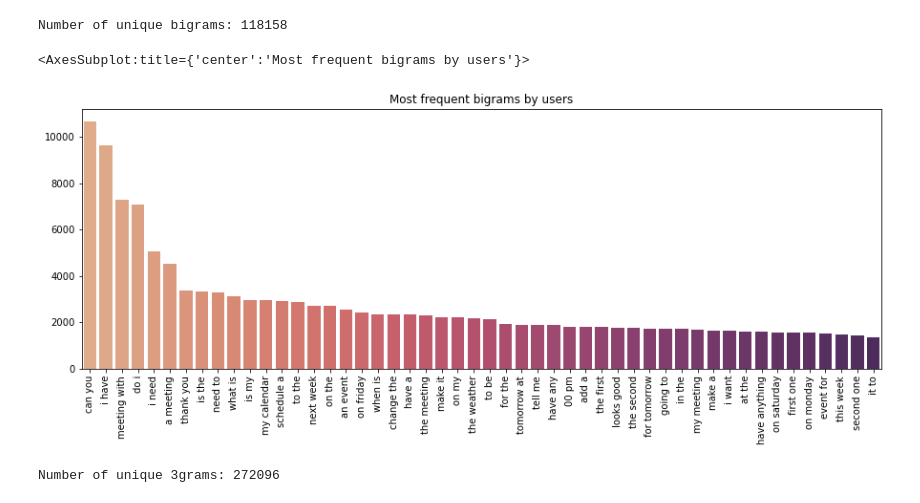
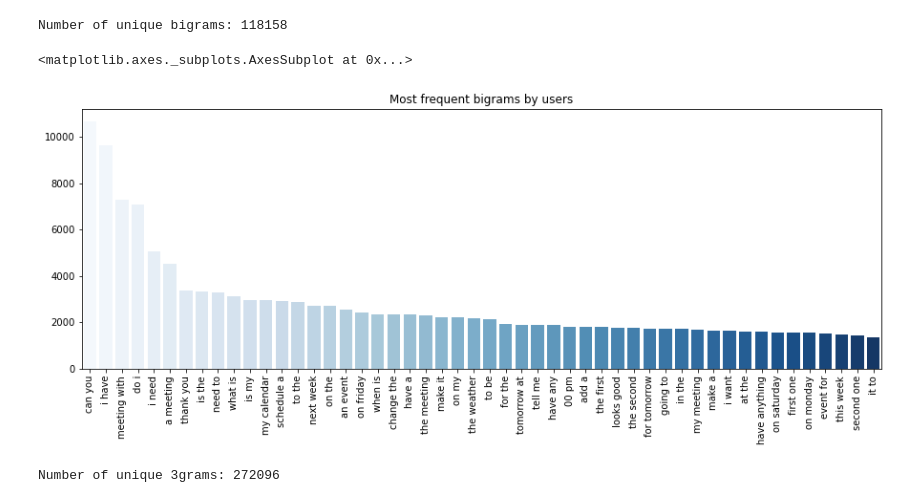
Before and after one commit to Balazska/DaDTeam, a Jupyter notebook: DaDTeam_milestone_I.ipynb, the cells around one changed output. Drawn from its saved outputs; the diff is of its cells as text; code cells hidden in the pictures.

```diff
--- a/DaDTeam_milestone_I.ipynb
+++ b/DaDTeam_milestone_I.ipynb
@@ -175,0 +178,8 @@ The validation data consists the same structure of dialogues
+# %%
+for dialog in train:
+    for turn in dialog["turns"]:
+        turn.update({"lispress_cleaned":"<bos> "+turn["lispress"]+" <eos>"})
+
+for dialog in valid:
+    for turn in dialog["turns"]:
+        turn.update({"lispress_cleaned":"<bos> "+turn["lispress"]+" <eos>"})
@@ -180,10 +194,10 @@ Although the train and validation data are tokenized (contain a field with the t
 from tensorflow.keras.preprocessing.text import Tokenizer
 # %%
 # create a tokenizer and fit on the sentences of the train data dialogues
-tokenizer = Tokenizer()
+tokenizer_user = Tokenizer()
 dialogue_sent = [turn['user_utterance']['original_text'] for dialog in train for turn in dialog['turns'] ]
-tokenizer.fit_on_texts(dialogue_sent)
+tokenizer_user.fit_on_texts(dialogue_sent)
 # index of "the"
-tokenizer.word_index["the"]
+tokenizer_user.word_index["the"]
 # %% [output]
 1
@@ -208,3 +239,3 @@ def tokenizeDialogues(dataset,tokenizer):
 # %%
-train_tokenized,train = tokenizeDialogues(train,tokenizer=tokenizer)
-valid_tokenized,valid = tokenizeDialogues(valid,tokenizer=tokenizer)
+train_tokenized,train = tokenizeDialogues(train,tokenizer=tokenizer_user)
+valid_tokenized,valid = tokenizeDialogues(valid,tokenizer=tokenizer_user)
@@ -295,11 +333,11 @@ Number of unique bigrams: 118158
 # %%
 plt.figure(figsize=(15,5))
 plt.xticks(rotation=90)
 plt.title("Most frequent bigrams by users")
-sns.barplot(x=list(sorted_ngram_freq.keys())[:50], y = list(sorted_ngram_freq.values())[:50], palette="flare")
+sns.barplot(x=list(sorted_ngram_freq.keys())[:50], y = list(sorted_ngram_freq.values())[:50], palette="Blues")
 # %% [output]
-<AxesSubplot:title={'center':'Most frequent bigrams by users'}>
+<matplotlib.axes._subplots.AxesSubplot at 0x...>
-[figure, old version]
+[figure, new version]
 # %%
 token_sequences_ngrams, sorted_ngram_freq = calculate_ngrams_and_freq(token_sequences, 3)
 print("Number of unique 3grams:", len(sorted_ngram_freq))
```
Also changed, not shown: parts of 33 cells of this notebook, 1 other file.
